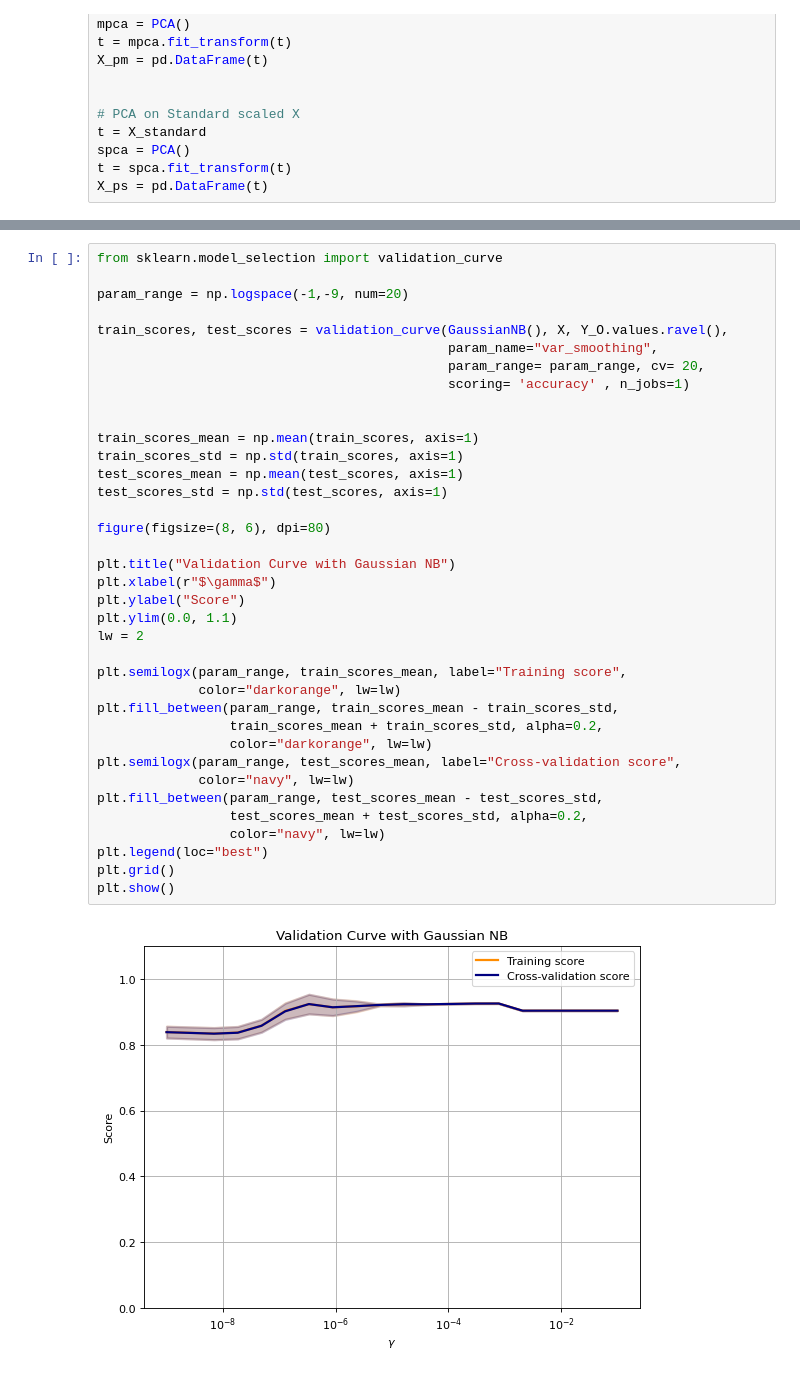
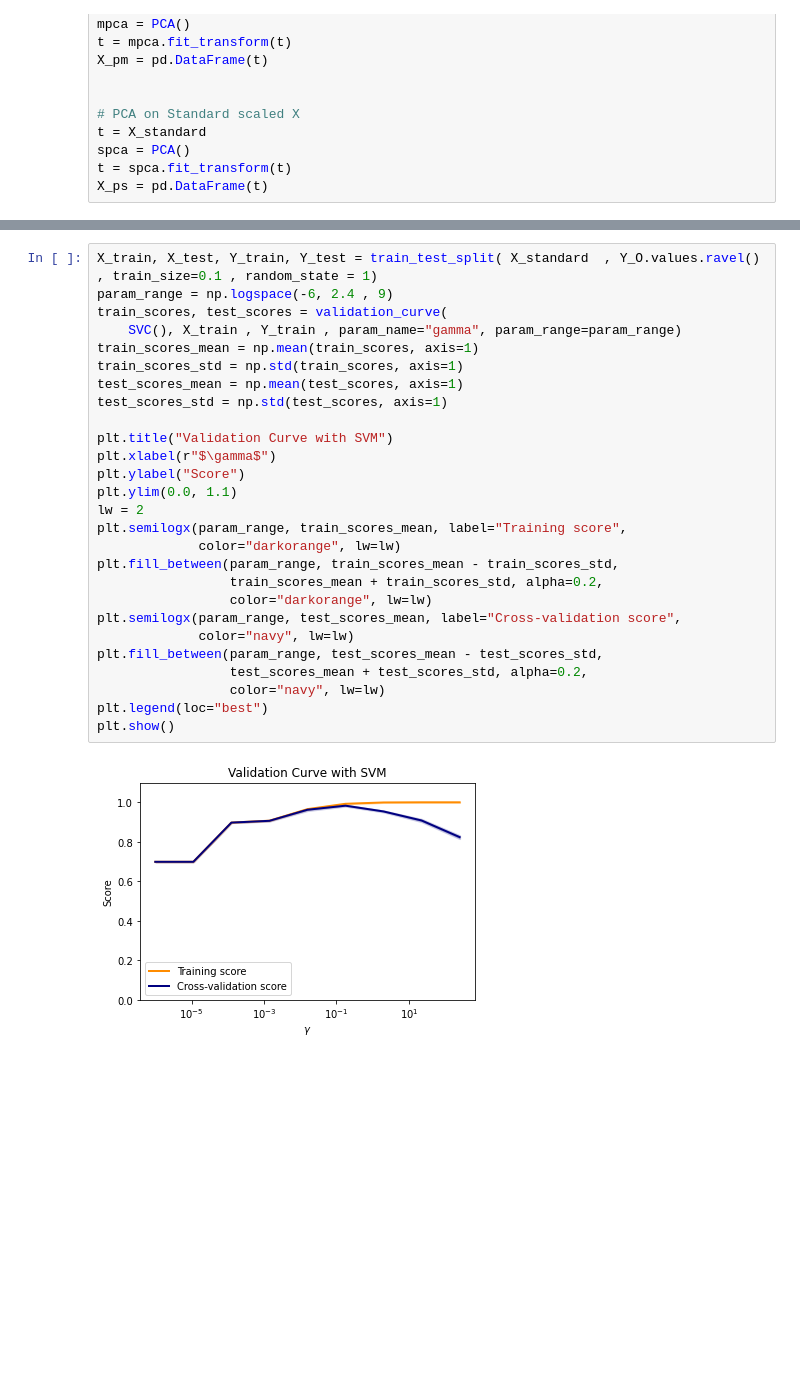
Before and after one commit to Amirosein/AGB-stars-ML-project, a Jupyter notebook: Milestone2/AGB_Project_2.ipynb, the cells around one changed output, grey strips where cells are left out. Cells and saved outputs as stored; diff of their text form; blank space fills up the shorter version.

```diff
--- a/Milestone2/AGB_Project_2.ipynb
+++ b/Milestone2/AGB_Project_2.ipynb
@@ -164,39 +201,29 @@ plot_confusion_matrix(clf1, x_test, y_test,  ax=ax, normalize='true')
 # %%
-from sklearn.model_selection import validation_curve
-
-param_range = np.logspace(-1,-9, num=20)
-
-train_scores, test_scores = validation_curve(GaussianNB(), X, Y_O.values.ravel(),
-                                             param_name="var_smoothing",
-                                             param_range= param_range, cv= 20,
-                                             scoring= 'accuracy' , n_jobs=1)
-
-
+X_train, X_test, Y_train, Y_test = train_test_split( X_standard  , Y_O.values.ravel() , train_size=0.1 , random_state = 1)
+param_range = np.logspace(-6, 2.4 , 9)
+train_scores, test_scores = validation_curve(
+    SVC(), X_train , Y_train , param_name="gamma", param_range=param_range)
 train_scores_mean = np.mean(train_scores, axis=1)
 train_scores_std = np.std(train_scores, axis=1)
 test_scores_mean = np.mean(test_scores, axis=1)
 test_scores_std = np.std(test_scores, axis=1)
 
-figure(figsize=(8, 6), dpi=80)
-
-plt.title("Validation Curve with Gaussian NB")
+plt.title("Validation Curve with SVM")
 plt.xlabel(r"$\gamma$")
 plt.ylabel("Score")
 plt.ylim(0.0, 1.1)
 lw = 2
-
 plt.semilogx(param_range, train_scores_mean, label="Training score",
              color="darkorange", lw=lw)
 plt.fill_between(param_range, train_scores_mean - train_scores_std,
                  train_scores_mean + train_scores_std, alpha=0.2,
                  color="darkorange", lw=lw)
 plt.semilogx(param_range, test_scores_mean, label="Cross-validation score",
              color="navy", lw=lw)
 plt.fill_between(param_range, test_scores_mean - test_scores_std,
                  test_scores_mean + test_scores_std, alpha=0.2,
                  color="navy", lw=lw)
 plt.legend(loc="best")
-plt.grid()
 plt.show()
 # %% [output]
-[figure, old version]
+[figure, new version]
```
Also changed, not shown: parts of 25 cells of this notebook.
